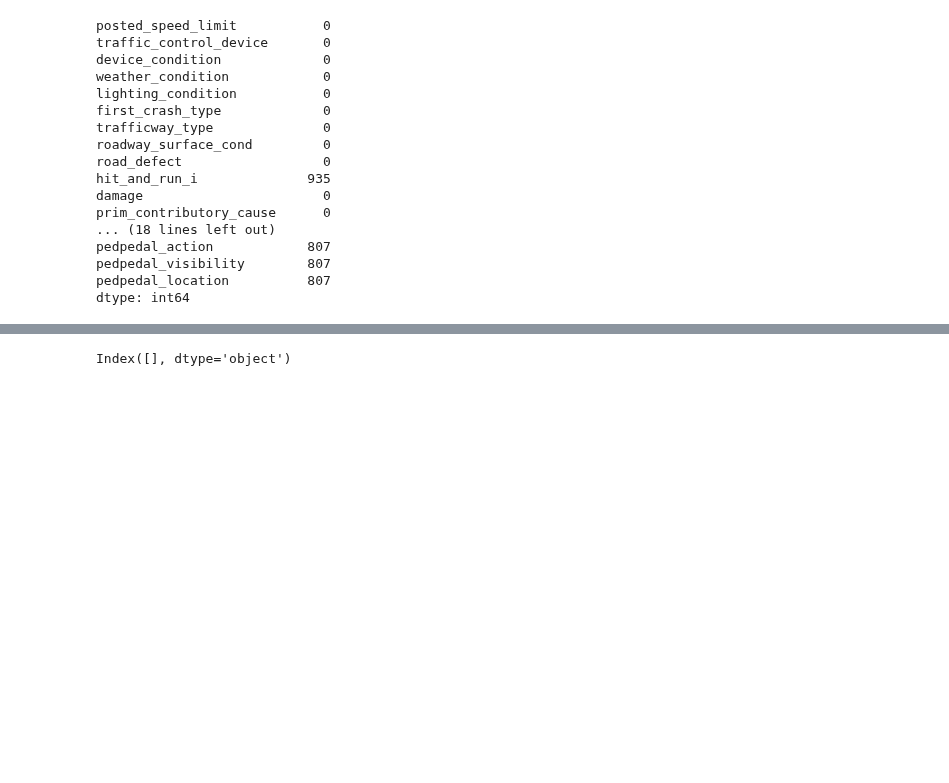
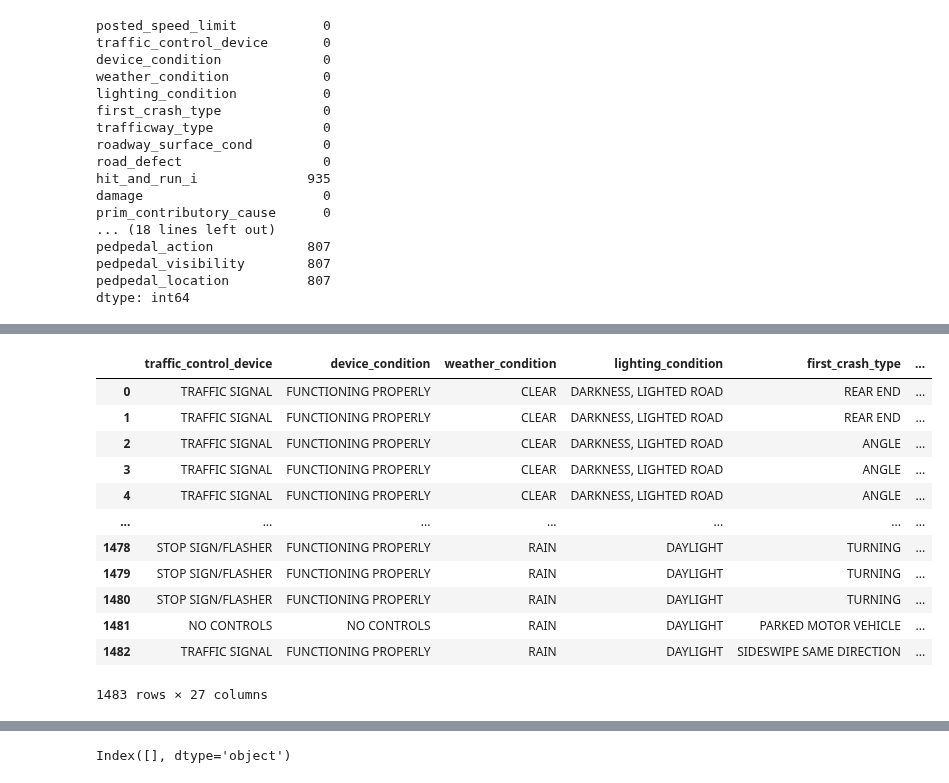
Before and after one commit to Ivan3864/dsc-Accidents-analysis, a Jupyter notebook: notebook.ipynb, the cells around one changed output, grey strips where cells are left out. Drawn from its saved outputs; the diff is of its cells as text; code cells hidden in the pictures; blank space fills up the shorter version.

```diff
--- a/notebook.ipynb
+++ b/notebook.ipynb
@@ -298,0 +270,18 @@ for col in object_columns:
+# %%
+# objects in the dataset
+objects_df = cleaned_df3.select_dtypes(include = object)
+objects_df
+# %% [output]
+|  | traffic_control_device | device_condition | weather_condition | lighting_condition | first_crash_type | ... |
+| 0 | TRAFFIC SIGNAL | FUNCTIONING PROPERLY | CLEAR | DARKNESS, LIGHTED ROAD | REAR END | ... |
+| 1 | TRAFFIC SIGNAL | FUNCTIONING PROPERLY | CLEAR | DARKNESS, LIGHTED ROAD | REAR END | ... |
+| 2 | TRAFFIC SIGNAL | FUNCTIONING PROPERLY | CLEAR | DARKNESS, LIGHTED ROAD | ANGLE | ... |
+| 3 | TRAFFIC SIGNAL | FUNCTIONING PROPERLY | CLEAR | DARKNESS, LIGHTED ROAD | ANGLE | ... |
+| 4 | TRAFFIC SIGNAL | FUNCTIONING PROPERLY | CLEAR | DARKNESS, LIGHTED ROAD | ANGLE | ... |
+| ... | ... | ... | ... | ... | ... | ... |
+| 1478 | STOP SIGN/FLASHER | FUNCTIONING PROPERLY | RAIN | DAYLIGHT | TURNING | ... |
+| 1479 | STOP SIGN/FLASHER | FUNCTIONING PROPERLY | RAIN | DAYLIGHT | TURNING | ... |
+| 1480 | STOP SIGN/FLASHER | FUNCTIONING PROPERLY | RAIN | DAYLIGHT | TURNING | ... |
+| 1481 | NO CONTROLS | NO CONTROLS | RAIN | DAYLIGHT | PARKED MOTOR VEHICLE | ... |
+| 1482 | TRAFFIC SIGNAL | FUNCTIONING PROPERLY | RAIN | DAYLIGHT | SIDESWIPE SAME DIRECTION | ... |
+1483 rows × 27 columns
```
Also changed, not shown: parts of 9 cells of this notebook, 1 other file.
